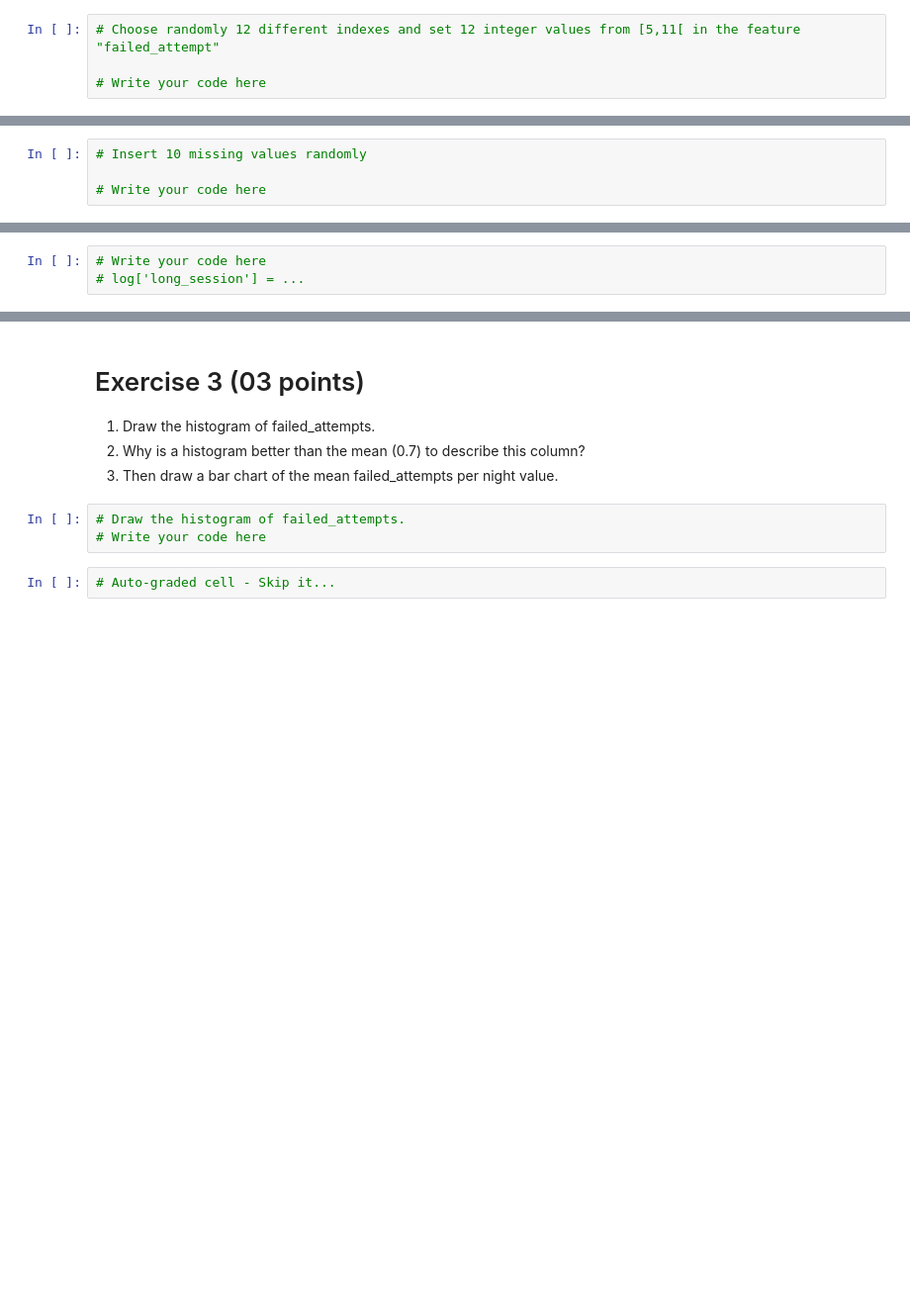
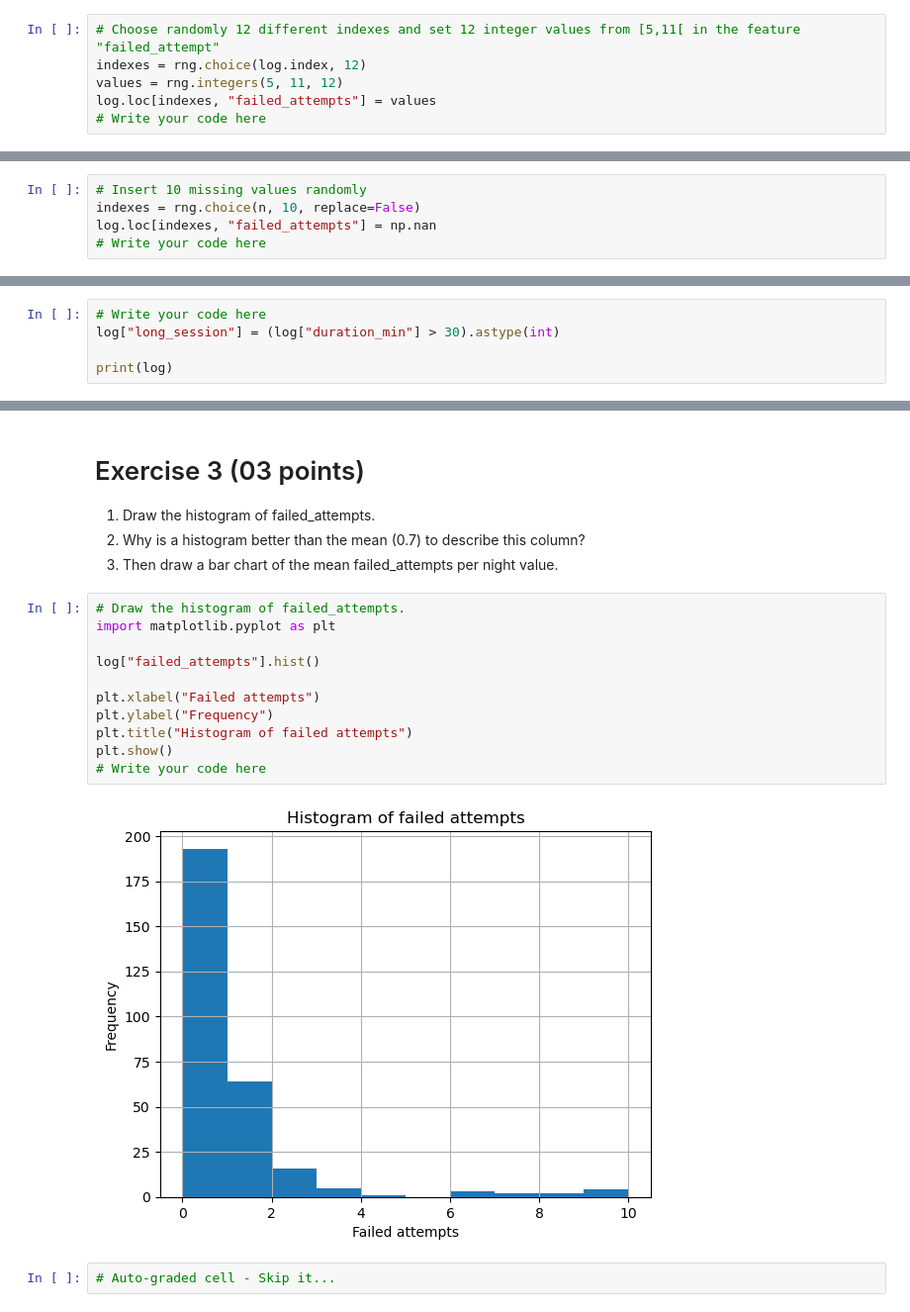
Before and after one commit to abdouderdour/workshop_MLDS, a Jupyter notebook: TP1.ipynb, the cells around one changed output, grey strips where cells are left out. Shown at 99% size. Saved outputs shown, nothing was run; the diff lists cells and outputs as text; blank space fills up the shorter version.

```diff
--- a/TP1.ipynb
+++ b/TP1.ipynb
@@ -76,14 +87,17 @@ log = pd.DataFrame({"user":    rng.choice(["ali", "sara", "yacine", "nour", "kar
 # skip it
 # %%
 # Choose randomly 12 different indexes and set 12 integer values from [5,11[ in the feature "failed_attempt"
-
+indexes = rng.choice(log.index, 12)
+values = rng.integers(5, 11, 12)
+log.loc[indexes, "failed_attempts"] = values
 # Write your code here
 # %%
 # Autograded cell (Failed attempts)
 # Skip it
 # %%
 # Insert 10 missing values randomly
-
+indexes = rng.choice(n, 10, replace=False)
+log.loc[indexes, "failed_attempts"] = np.nan
 # Write your code here
 # %%
 # Auto graded cell (missing values)
@@ -110,4 +130,6 @@ log = pd.DataFrame({"user":    rng.choice(["ali", "sara", "yacine", "nour", "kar
 3. Add a column long_session equal to 1 when duration_min is above 30.
 # %%
 # Write your code here
-# log['long_session'] = ...
+log["long_session"] = (log["duration_min"] > 30).astype(int)
+
+print(log)
@@ -120,7 +157,17 @@ log = pd.DataFrame({"user":    rng.choice(["ali", "sara", "yacine", "nour", "kar
 3. Then draw a bar chart of the mean failed_attempts per night value.
 # %%
 # Draw the histogram of failed_attempts.
+import matplotlib.pyplot as plt
+
+log["failed_attempts"].hist()
+
+plt.xlabel("Failed attempts")
+plt.ylabel("Frequency")
+plt.title("Histogram of failed attempts")
+plt.show()
 # Write your code here
+# %% [output]
+[figure, added]
 # %%
 # Auto-graded cell - Skip it...
 # %%
```
Also changed, not shown: parts of 15 cells of this notebook.
